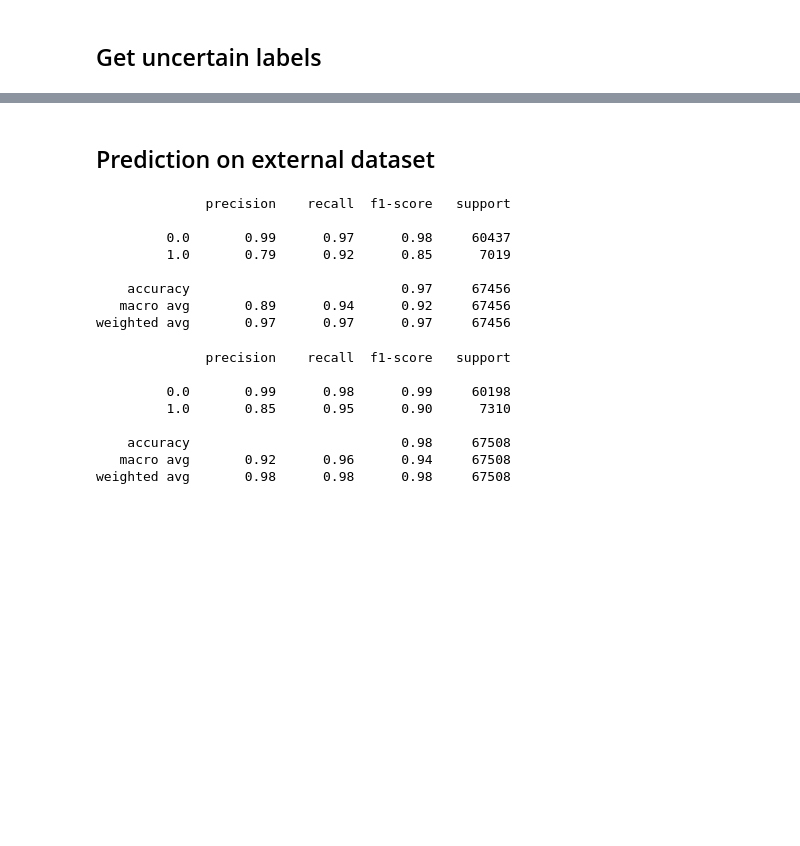
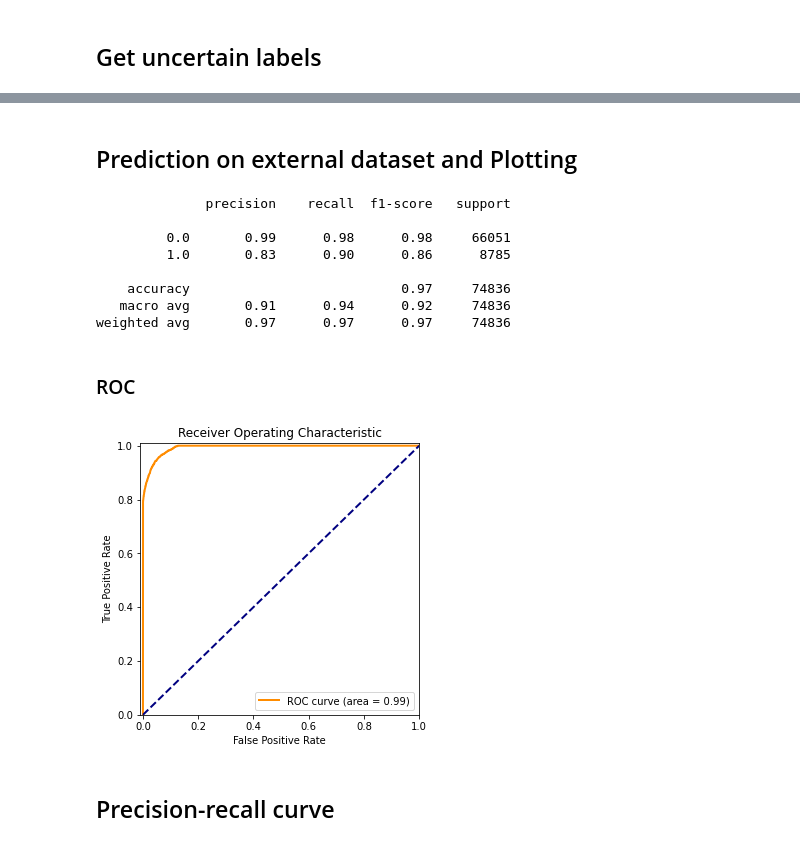
Before and after one commit to RobertvdV/GRS82000_eTaxonomist, a Jupyter notebook: notebooks/ExernalTesting.ipynb, the cells around one changed output, grey strips where cells are left out. Drawn from its saved outputs; the diff is of its cells as text; code cells hidden in the pictures; blank space fills up the shorter version.

```diff
--- a/notebooks/ExernalTesting.ipynb
+++ b/notebooks/ExernalTesting.ipynb
@@ -44,6 +61,11 @@ external_data = (list(chain.from_iterable(data.values())))
 # %%
 # Init emmty_list:
 uncertain_list = []
+# Arrays for plotting
+yhat = np.array([]).reshape(0, 2)
+y_onecold = np.array([])
+# Sentence list
+sentence_list = []
 
 # loop over the values of the list
 for (label, span) in tqdm(external_data):
@@ -51,8 +73,13 @@ for (label, span) in tqdm(external_data):
     sentences = text_cleaner(span)
     # Loop over the sentences
     for sent in sentences:
+        # Store for plotting
+        sentence_list.append((label, sent))
         # Get predictions
         (pred_label, pred_value) = classify(sent, model=model, pred_values=True)
+        # Store for plotting
+        yhat = np.vstack([yhat, pred_value.numpy()])
+        y_onecold = np.hstack([y_onecold, label])
         # Detach
         pred_value = pred_value[1].numpy().item()
         if  0.45 < pred_value < 0.55:
@@ -89,29 +96,51 @@ uncertain_list[0:30]
 # %% [markdown]
-## Prediction on external dataset
+## Prediction on external dataset and Plotting
 # %%
-report, misclassified_sents = get_prediction_results(data,
-                                                     model=model,
-                                                     soft_error=True,
-                                                     beta=0.70)
+report, misclassified_sents, y_onehot = get_prediction_results(sentence_list,
+                                                                 model=model,
+                                                                 soft_error=True,
+                                                                 beta=0.80)
-# %%
-print(report)
-# %% [output]
-              precision    recall  f1-score   support
-
-         0.0       0.99      0.97      0.98     60437
-         1.0       0.79      0.92      0.85      7019
-
-    accuracy                           0.97     67456
-   macro avg       0.89      0.94      0.92     67456
-weighted avg       0.97      0.97      0.97     67456
 # %%
 print(report)
 # %% [output]
               precision    recall  f1-score   support
 
-         0.0       0.99      0.98      0.99     60198
-         1.0       0.85      0.95      0.90      7310
+         0.0       0.99      0.98      0.98     66051
+         1.0       0.83      0.90      0.86      8785
 
-    accuracy                           0.98     67508
-   macro avg       0.92      0.96      0.94     67508
-weighted avg       0.98      0.98      0.98     67508
+    accuracy                           0.97     74836
+   macro avg       0.91      0.94      0.92     74836
+weighted avg       0.97      0.97      0.97     74836
+# %% [markdown]
+### ROC
+# %%
+# Compute ROC curve and ROC area for each class
+fpr = dict()
+tpr = dict()
+roc_auc = dict()
+for i in range(2):
+    fpr[i], tpr[i], _ = roc_curve(y_onehot[:, i], yhat[:, i])
+    roc_auc[i] = auc(fpr[i], tpr[i])
+
+# Compute micro-average ROC curve and ROC area
+fpr["micro"], tpr["micro"], _ = roc_curve(y_onehot.ravel(), yhat.ravel())
+roc_auc["micro"] = auc(fpr["micro"], tpr["micro"])
+
+fig, ax = plt.subplots(figsize=(5, 5))
+#plt.figure()
+lw = 2
+ax.plot(fpr[1], tpr[1], color='darkorange',
+         lw=lw, label='ROC curve (area = %0.2f)' % roc_auc[1])
+ax.plot([0, 1], [0, 1], color='navy', lw=lw, linestyle='--')
+plt.xlim([-0.01, 1.0])
+plt.ylim([0.0, 1.01])
+plt.xlabel('False Positive Rate')
+plt.ylabel('True Positive Rate')
+plt.title('Receiver Operating Characteristic')
+plt.legend(loc="lower right")
+plt.show()
+fig.savefig('AUC-ROC_external.svg', format='svg', dpi=1200, bbox_inches='tight')
+# %% [output]
+[figure, added]
+# %% [markdown]
+## Precision-recall curve
```
Also changed, not shown: parts of 6 cells of this notebook, 9 other files.
